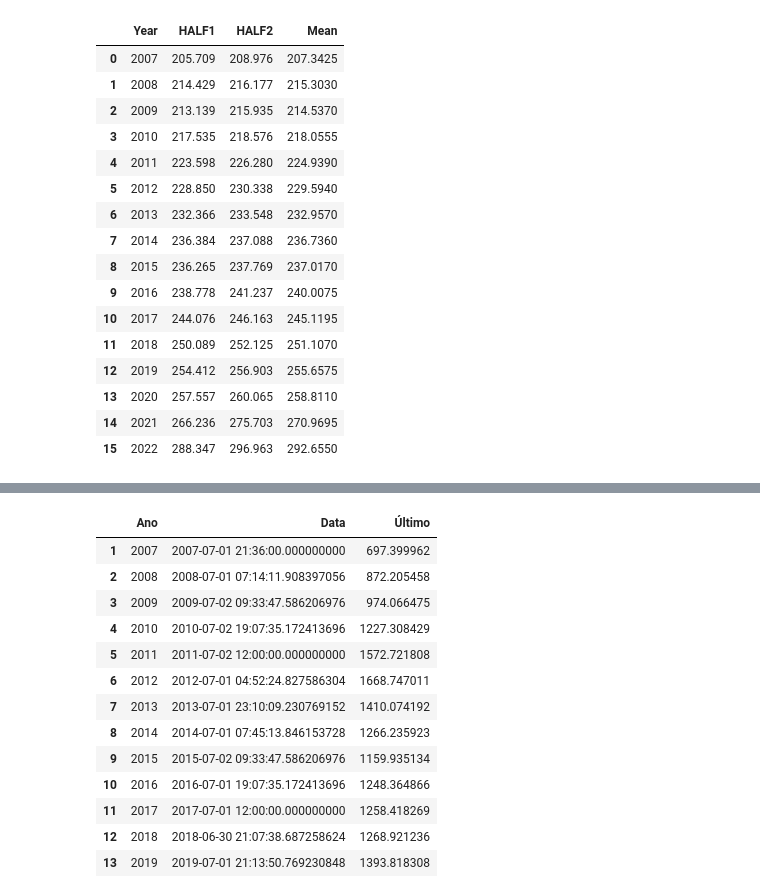
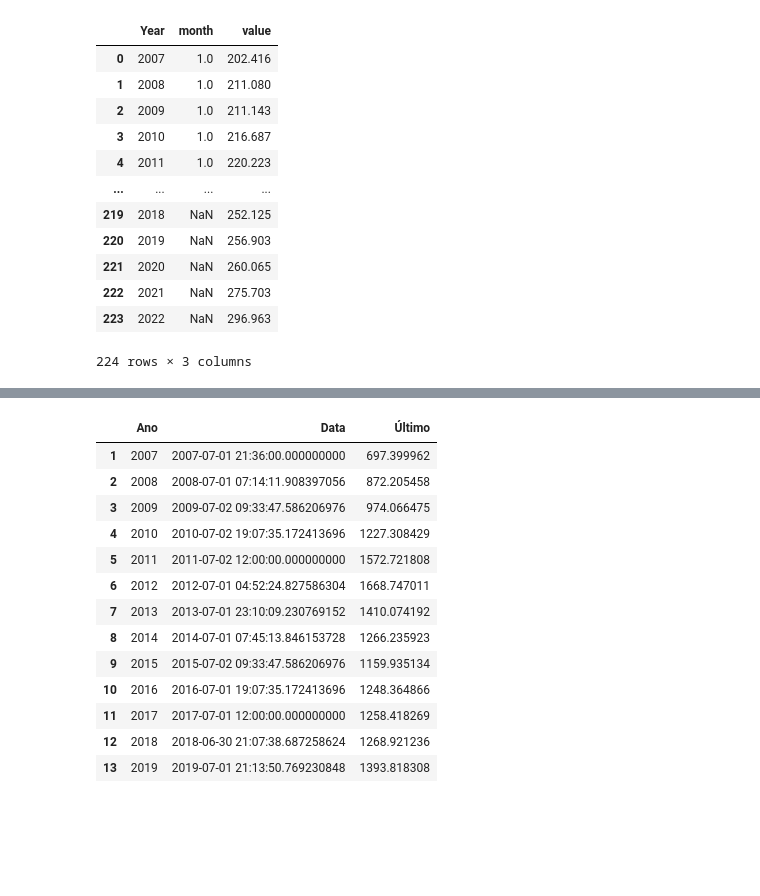
Before and after one commit to hertzrafael/gold-pricing, a Jupyter notebook: dataset.ipynb, the cells around one changed output, grey strips where cells are left out. Cells and saved outputs as stored; diff of their text form; code cells hidden in the pictures; blank space fills up the shorter version.

```diff
--- a/dataset.ipynb
+++ b/dataset.ipynb
@@ -84,28 +64,30 @@ ipc_usa
 | 13 | 2020 | 257.971 | 258.678 | 258.115 | 256.389 | 256.394 | 257.797 | 259.101 | 259.918 | 260.280 | 260.388 | ... |
 | 14 | 2021 | 261.582 | 263.014 | 264.877 | 267.054 | 269.195 | 271.696 | 273.003 | 273.567 | 274.310 | 276.589 | ... |
 | 15 | 2022 | 281.148 | 283.716 | 287.504 | 289.109 | 292.296 | 296.311 | 296.276 | 296.171 | 296.808 | 298.012 | ... |
-# %%
-ipc_usa = (ipc_usa
-    .filter(items=['Year', 'HALF1', 'HALF2'])
-    .assign(Mean=lambda x: (x['HALF1'] + x['HALF2']) / 2)
-)
-
-ipc_usa
-# %% [output]
-|  | Year | HALF1 | HALF2 | Mean |
-| 0 | 2007 | 205.709 | 208.976 | 207.3425 |
-| 1 | 2008 | 214.429 | 216.177 | 215.3030 |
-| 2 | 2009 | 213.139 | 215.935 | 214.5370 |
-| 3 | 2010 | 217.535 | 218.576 | 218.0555 |
-| 4 | 2011 | 223.598 | 226.280 | 224.9390 |
-| 5 | 2012 | 228.850 | 230.338 | 229.5940 |
-| 6 | 2013 | 232.366 | 233.548 | 232.9570 |
-| 7 | 2014 | 236.384 | 237.088 | 236.7360 |
-| 8 | 2015 | 236.265 | 237.769 | 237.0170 |
-| 9 | 2016 | 238.778 | 241.237 | 240.0075 |
-| 10 | 2017 | 244.076 | 246.163 | 245.1195 |
-| 11 | 2018 | 250.089 | 252.125 | 251.1070 |
-| 12 | 2019 | 254.412 | 256.903 | 255.6575 |
-| 13 | 2020 | 257.557 | 260.065 | 258.8110 |
-| 14 | 2021 | 266.236 | 275.703 | 270.9695 |
-| 15 | 2022 | 288.347 | 296.963 | 292.6550 |
+# %%
+ipc_usa = ipc_usa.melt(id_vars=["Year"],
+                    var_name="month",
+                    value_name="value")
+
+month_map = {
+    "Jan": 1, "Feb": 2, "Mar": 3, "Apr": 4,
+    "May": 5, "Jun": 6, "Jul": 7, "Aug": 8,
+    "Sep": 9, "Oct": 10, "Nov": 11, "Dec": 12
+}
+
+ipc_usa["month"] = ipc_usa["month"].map(month_map)
+ipc_usa
+# %% [output]
+|  | Year | month | value |
+| 0 | 2007 | 1.0 | 202.416 |
+| 1 | 2008 | 1.0 | 211.080 |
+| 2 | 2009 | 1.0 | 211.143 |
+| 3 | 2010 | 1.0 | 216.687 |
+| 4 | 2011 | 1.0 | 220.223 |
+| ... | ... | ... | ... |
+| 219 | 2018 | NaN | 252.125 |
+| 220 | 2019 | NaN | 256.903 |
+| 221 | 2020 | NaN | 260.065 |
+| 222 | 2021 | NaN | 275.703 |
+| 223 | 2022 | NaN | 296.963 |
+224 rows × 3 columns
```
Also changed, not shown: parts of 6 cells of this notebook, 4 other files.
